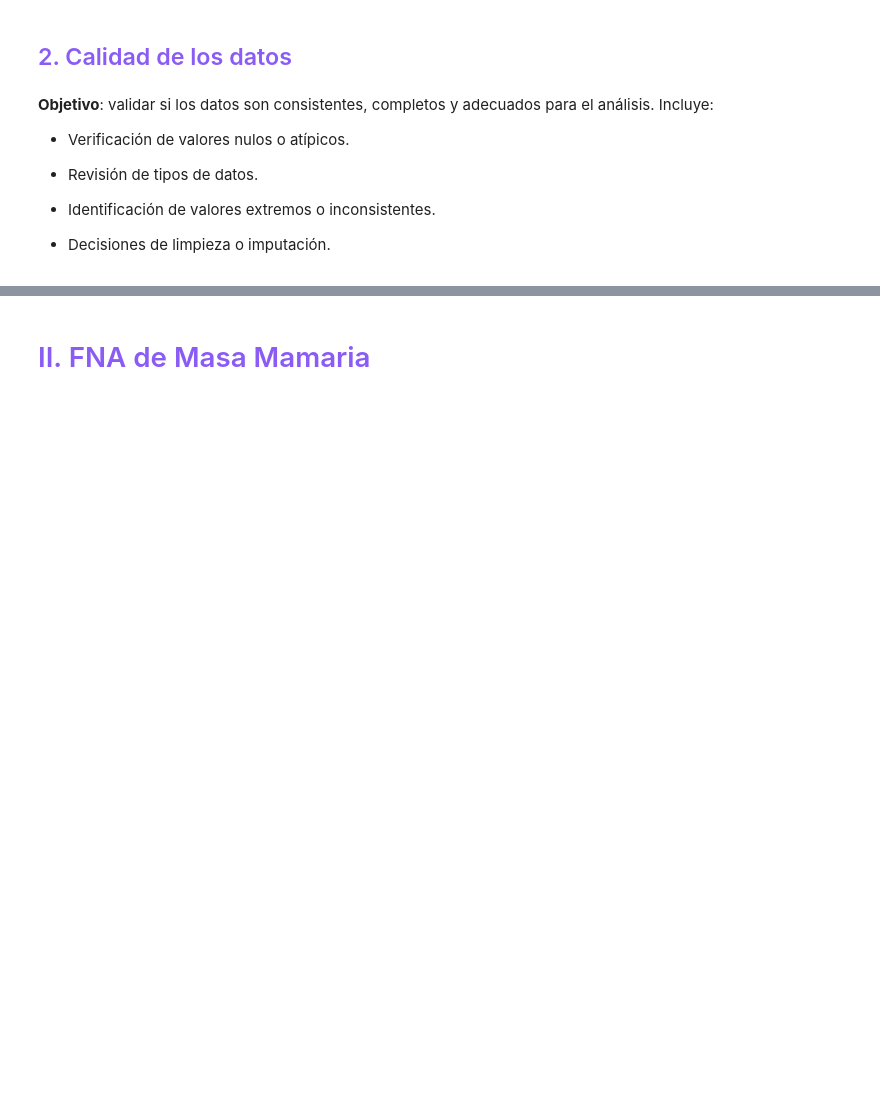
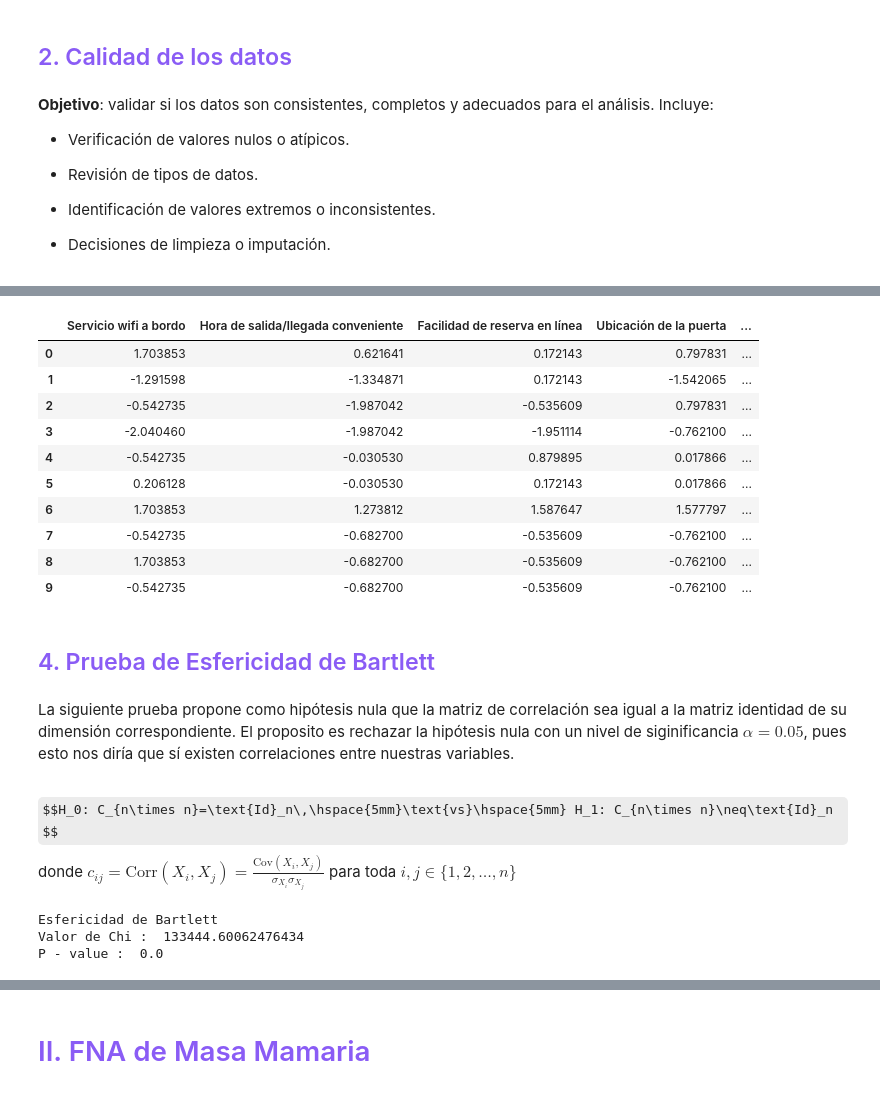
Before and after one commit to AuriRaven/Unsupervised_Learning, a Jupyter notebook: Practica_1.ipynb, the cells around one changed output, grey strips where cells are left out. Cells and saved outputs as stored; diff of their text form; code cells hidden in the pictures; some formulas as TeX source; blank space fills up the shorter version.

```diff
--- a/Practica_1.ipynb
+++ b/Practica_1.ipynb
@@ -46 +58,5 @@ def print_data_info(df):
+# %%
+# Excluimmos la primera columna que es un ID
+df_1_original = df_1.copy()
+df_1 = df_1.iloc[:,1:]
 # %%
@@ -68,0 +137,25 @@ Los resultados anteriores nos indican que toda variable es numérica por lo que
+# %%
+scaler =  StandardScaler()
+columns=df_1.columns
+df_1 = scaler.fit_transform(df_1)
+df_1 = pd.DataFrame(data=df_1,columns=columns)
+df_1.head(10)
+# %% [output]
+|  | Servicio wifi a bordo | Hora de salida/llegada conveniente | Facilidad de reserva en línea | Ubicación de la puerta | ... |
+| 0 | 1.703853 | 0.621641 | 0.172143 | 0.797831 | ... |
+| 1 | -1.291598 | -1.334871 | 0.172143 | -1.542065 | ... |
+| 2 | -0.542735 | -1.987042 | -0.535609 | 0.797831 | ... |
+| 3 | -2.040460 | -1.987042 | -1.951114 | -0.762100 | ... |
+| 4 | -0.542735 | -0.030530 | 0.879895 | 0.017866 | ... |
+| 5 | 0.206128 | -0.030530 | 0.172143 | 0.017866 | ... |
+| 6 | 1.703853 | 1.273812 | 1.587647 | 1.577797 | ... |
+| 7 | -0.542735 | -0.682700 | -0.535609 | -0.762100 | ... |
+| 8 | 1.703853 | -0.682700 | -0.535609 | -0.762100 | ... |
+| 9 | -0.542735 | -0.682700 | -0.535609 | -0.762100 | ... |
+# %% [markdown]
+## <span style="color: rgb(138, 92, 245);">4. Prueba de Esfericidad de Bartlett</span>
+# %% [markdown]
+La siguiente prueba propone como hipótesis nula que la matriz de correlación sea igual a la matriz identidad de su dimensión correspondiente. El proposito es rechazar la hipótesis nula con un nivel de siginificancia $\alpha=0.05$, pues esto nos diría que sí existen correlaciones entre nuestras variables.
+# %% [markdown]
+$$H_0: C_{n\times n}=\text{Id}_n\,\hspace{5mm}\text{vs}\hspace{5mm} H_1: C_{n\times n}\neq\text{Id}_n $$
+donde $c_{ij}=\text{Corr}(X_i,X_j)=\frac{\text{Cov}(X_i,X_j)}{\sigma_{X_i}\sigma_{X_j}}$ para toda $i,j\in\{1,2,\dots,n\}$
@@ -68,0 +164,9 @@ Los resultados anteriores nos indican que toda variable es numérica por lo que
+# %%
+chi2,p = calculate_bartlett_sphericity(df_1)
+print("Esfericidad de Bartlett")
+print("Valor de Chi : ",chi2)
+print("P - value : ",p)
+# %% [output]
+Esfericidad de Bartlett
+Valor de Chi :  133444.60062476434
+P - value :  0.0
```
Also changed, not shown: parts of 17 cells of this notebook, 1 other file.
